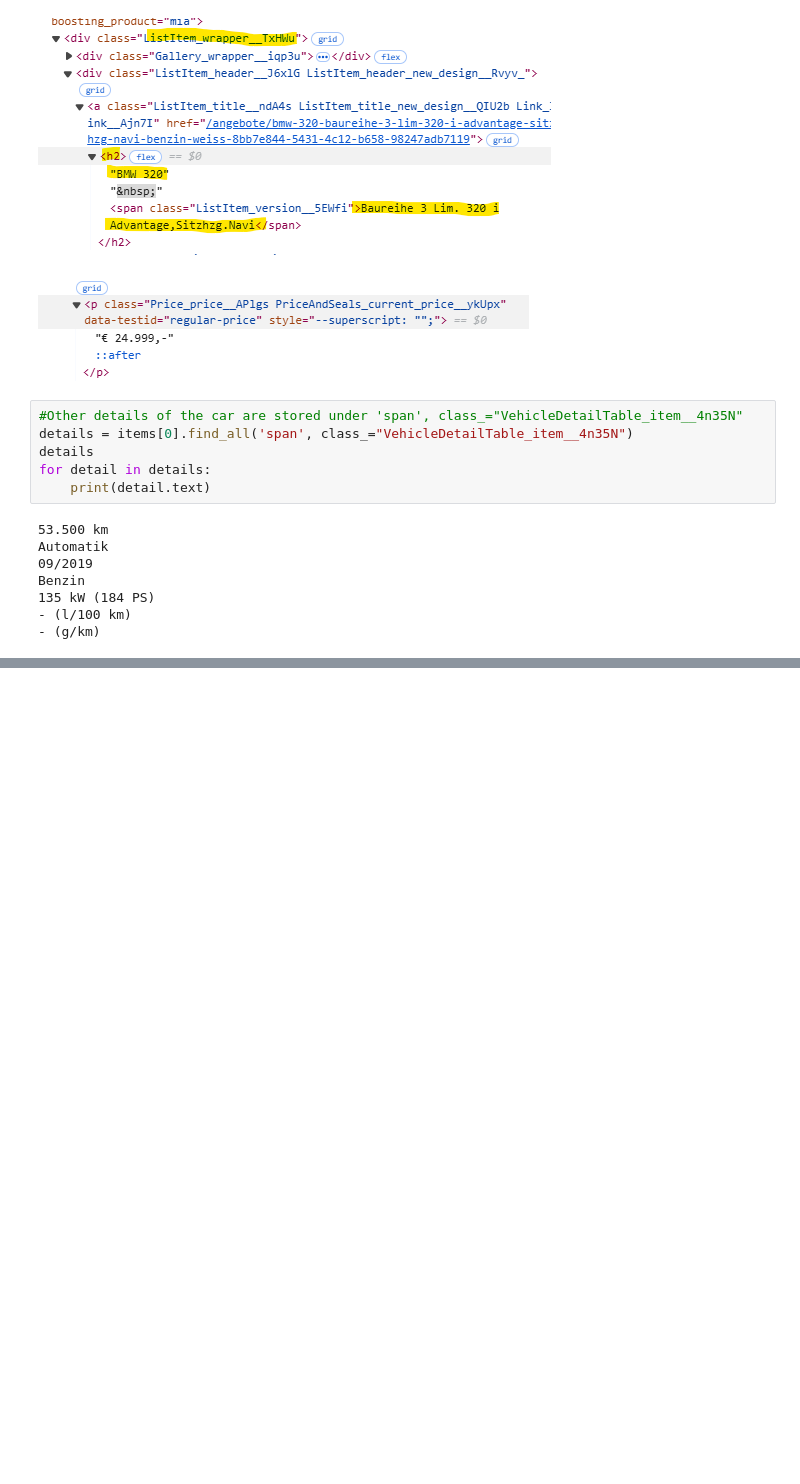
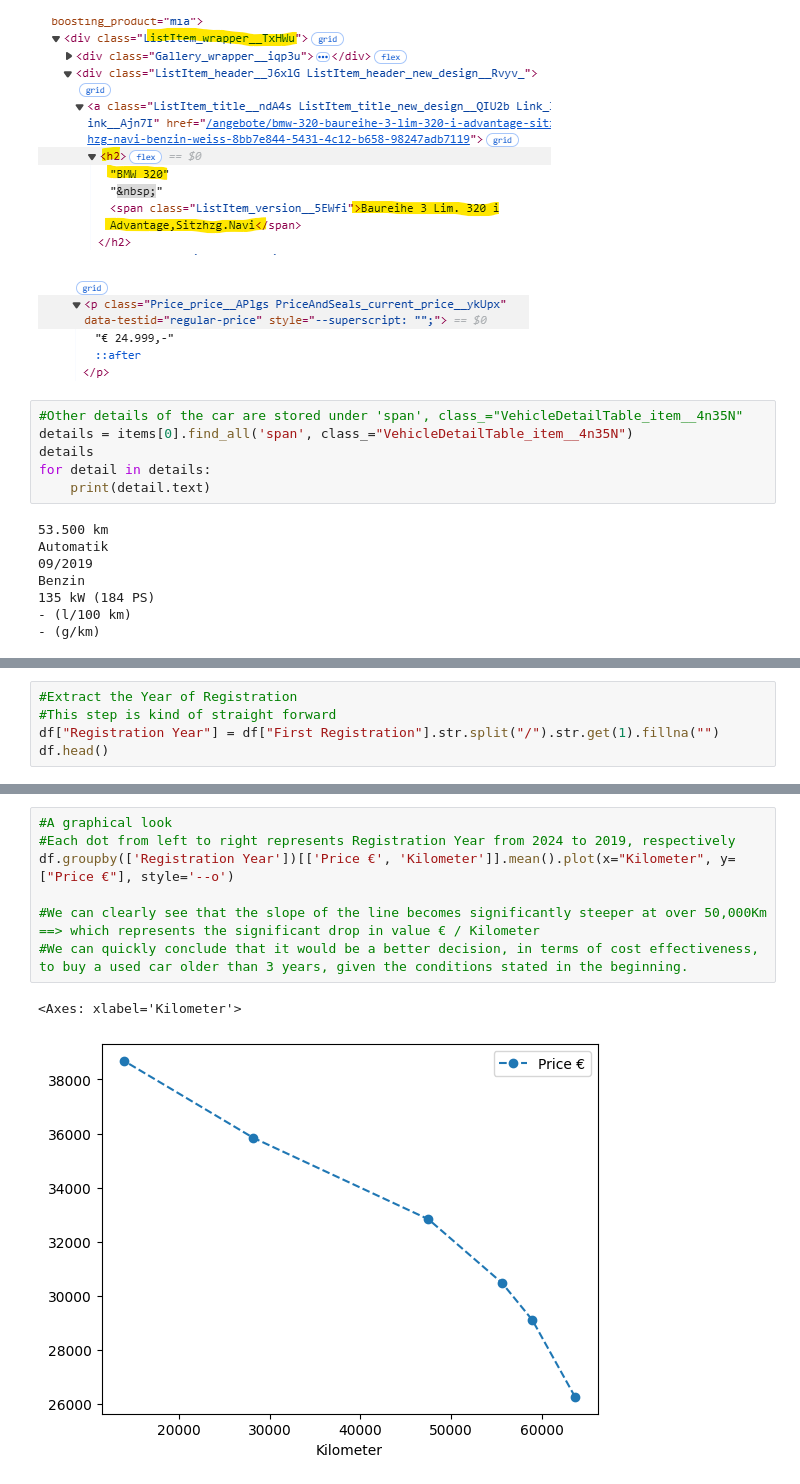
Before and after one commit to hoanghai94923/autoscout24, a Jupyter notebook: code.ipynb, the cells around one changed output, grey strips where cells are left out. Cells and saved outputs as stored; diff of their text form; blank space fills up the shorter version.

```diff
--- a/code.ipynb
+++ b/code.ipynb
@@ -174,0 +167,5 @@ array(['Benzin'], dtype=object)
+# %%
+#Extract the Year of Registration
+#This step is kind of straight forward
+df["Registration Year"] = df["First Registration"].str.split("/").str.get(1).fillna("")
+df.head()
@@ -174,0 +225,10 @@ array(['Benzin'], dtype=object)
+# %%
+#A graphical look
+#Each dot from left to right represents Registration Year from 2024 to 2019, respectively
+df.groupby(['Registration Year'])[['Price €', 'Kilometer']].mean().plot(x="Kilometer", y=["Price €"], style='--o')
+
+#We can clearly see that the slope of the line becomes significantly steeper at over 50,000Km ==> which represents the significant drop in value € / Kilometer
+#We can quickly conclude that it would be a better decision, in terms of cost effectiveness, to buy a used car older than 3 years, given the conditions stated in the beginning.
+# %% [output]
+<Axes: xlabel='Kilometer'>
+[figure, added]
```
Also changed, not shown: parts of 17 cells of this notebook.
